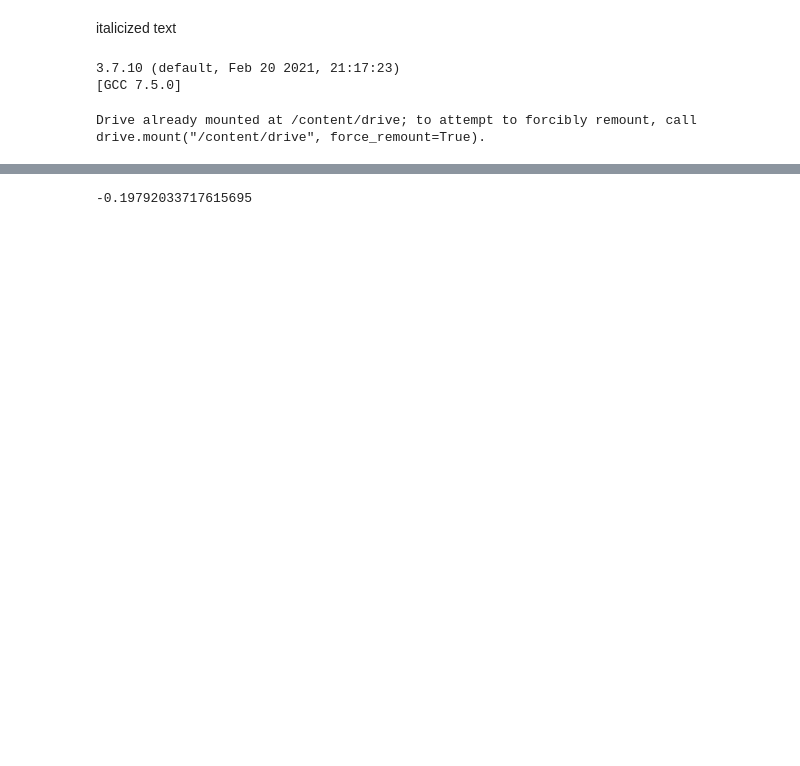
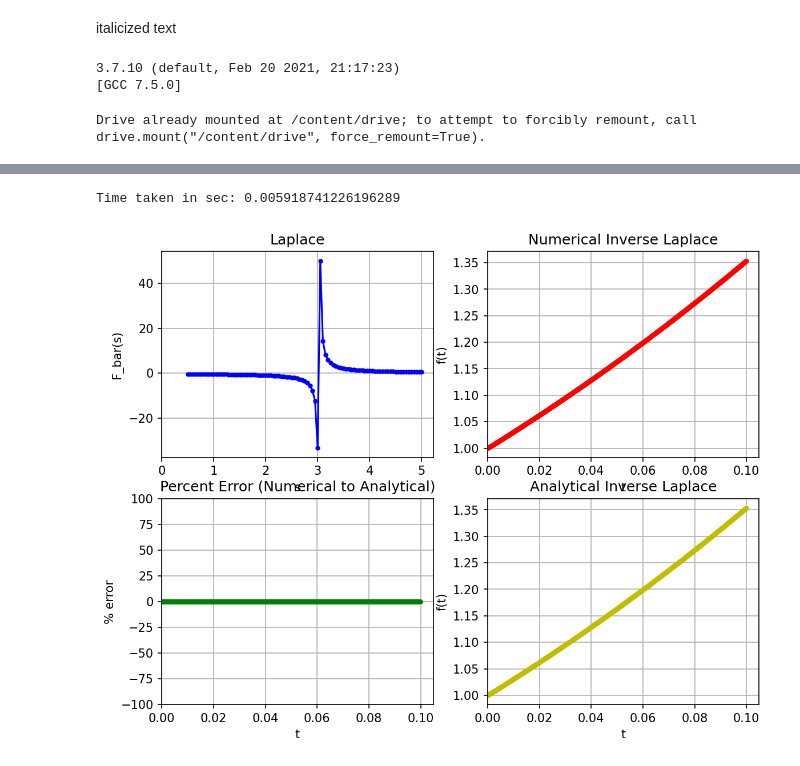
Before and after one commit to ryerrabelli/Yerrabelli-Spector-Poroelastic-Model-Code, a Jupyter notebook: src/colab.ipynb, the cells around one changed output, grey strips where cells are left out. Cells and saved outputs as stored; diff of their text form; code cells hidden in the pictures; blank space fills up the shorter version.

```diff
--- a/src/colab.ipynb
+++ b/src/colab.ipynb
@@ -273,7 +275,26 @@ value   0  0.007  ...  0.003  <staticmethod object at 0x...>
 
 [1 rows x 6 columns]
 [figure]
-# %%
-tm.inverted_value(2)
-# %% [output]
--0.19792033717615695
+# %%
+anal_offset = 1
+# inputting a value of time=0 doesn't error (just returns None/NaN), but takes longer (about 2x as much) on python; not really MATLAB though
+times=np.arange(0.1,100,0.1)/10000.0*10*anal_offset
+#times = np.arange(0.05, 5.05, 0.05)
+
+#tm = TestModel2()
+a=3.03
+func = lambda s: 1/(s-a)
+input_times = times
+plot_times  = times
+func_name = {"t":"f(t)", "s":"F_bar(s)"}
+x_names   = {"t":"t", "s":"s"}
+s_vals = np.arange(0.5, 5.05, 0.05)
+inv_func_anal = lambda t: np.exp(a*t)
+input_times_anal = input_times /anal_offset
+plot_times_anal = plot_times /anal_offset
+
+
+fig=plotting.plot_laplace_analysis(func=func, func_name=func_name, x_names=x_names, s_vals=s_vals, input_times=input_times, plot_times=plot_times, input_times_anal=input_times_anal, plot_times_anal=plot_times_anal, inv_func_anal=inv_func_anal )
+# %% [output]
+Time taken in sec: 0.005918741226196289
+[figure, added]
```
Also changed, not shown: parts of 4 cells of this notebook, 1 other file.
